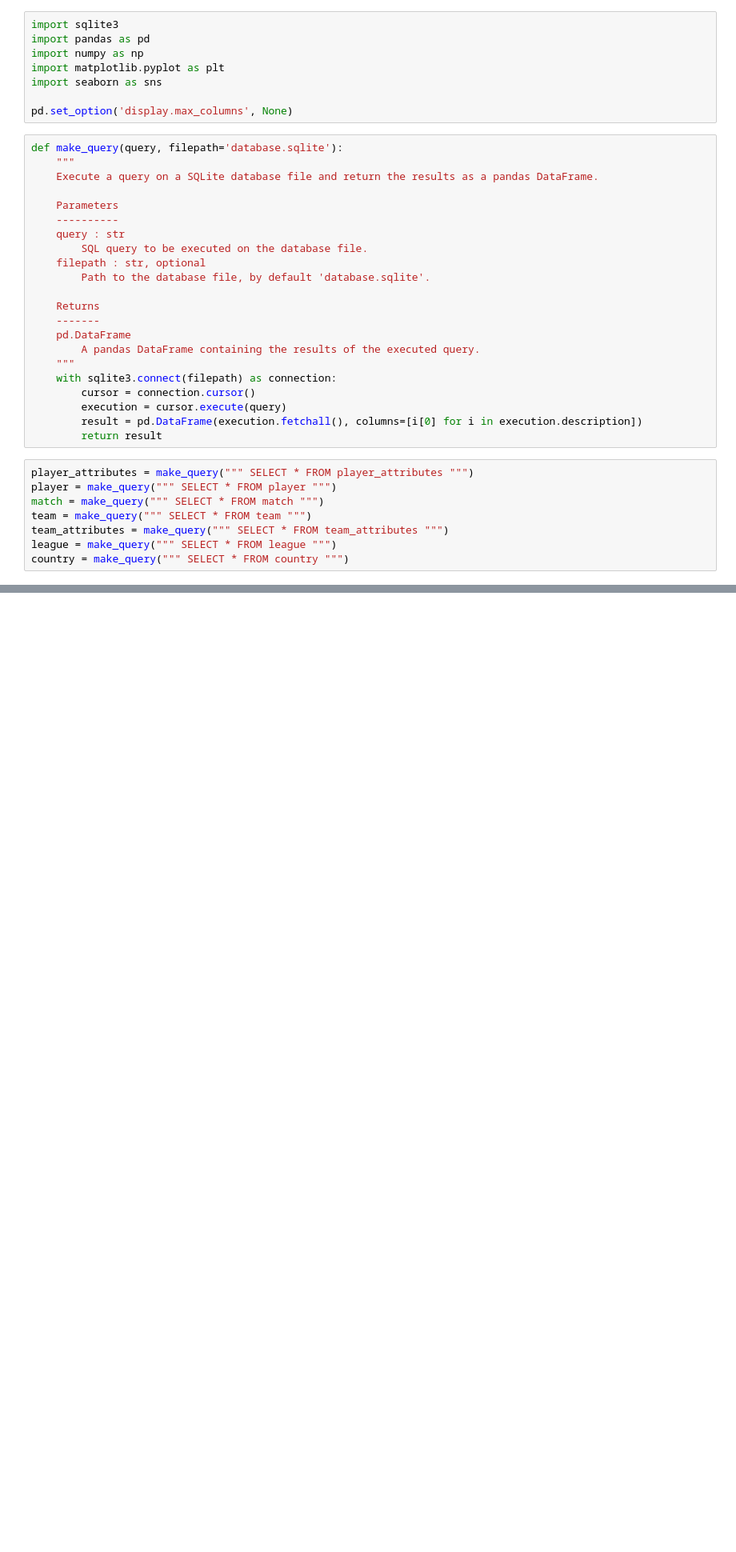
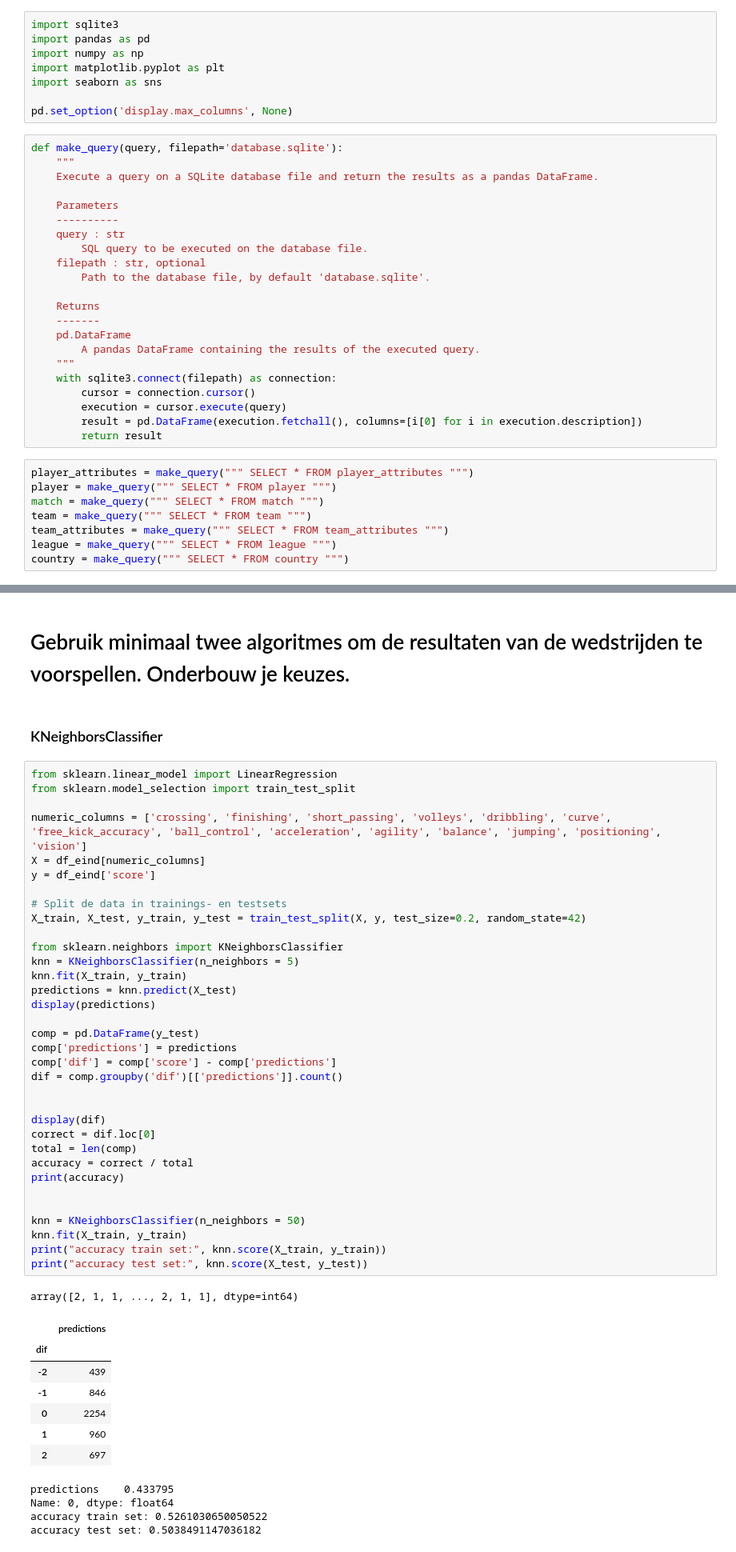
Before and after one commit to NimaGhafar/Datafrituurpan, a Jupyter notebook: Sprint_5.ipynb, the cells around one changed output, grey strips where cells are left out. Shown at 80% size. Saved outputs shown, nothing was run; the diff lists cells and outputs as text; blank space fills up the shorter version.

```diff
--- a/Sprint_5.ipynb
+++ b/Sprint_5.ipynb
@@ -88,0 +209,51 @@ match
+# %% [markdown]
+# Gebruik minimaal twee algoritmes om de resultaten van de wedstrijden te voorspellen. Onderbouw je keuzes.
+# %% [markdown]
+### KNeighborsClassifier
+# %%
+from sklearn.linear_model import LinearRegression
+from sklearn.model_selection import train_test_split
+
+numeric_columns = ['crossing', 'finishing', 'short_passing', 'volleys', 'dribbling', 'curve', 'free_kick_accuracy', 'ball_control', 'acceleration', 'agility', 'balance', 'jumping', 'positioning', 'vision']
+X = df_eind[numeric_columns]
+y = df_eind['score']
+
+# Split de data in trainings- en testsets
+X_train, X_test, y_train, y_test = train_test_split(X, y, test_size=0.2, random_state=42)
+
+from sklearn.neighbors import KNeighborsClassifier
+knn = KNeighborsClassifier(n_neighbors = 5)
+knn.fit(X_train, y_train)
+predictions = knn.predict(X_test)
+display(predictions)
+
+comp = pd.DataFrame(y_test)
+comp['predictions'] = predictions
+comp['dif'] = comp['score'] - comp['predictions']
+dif = comp.groupby('dif')[['predictions']].count()
+
+
+display(dif)
+correct = dif.loc[0]
+total = len(comp)
+accuracy = correct / total
+print(accuracy)
+
+
+knn = KNeighborsClassifier(n_neighbors = 50)
+knn.fit(X_train, y_train)
+print("accuracy train set:", knn.score(X_train, y_train))
+print("accuracy test set:", knn.score(X_test, y_test))
+# %% [output]
+array([2, 1, 1, ..., 2, 1, 1], dtype=int64)
+|  | predictions |
+| dif |  |
+| -2 | 439 |
+| -1 | 846 |
+| 0 | 2254 |
+| 1 | 960 |
+| 2 | 697 |
+predictions    0.433795
+Name: 0, dtype: float64
+accuracy train set: 0.5261030650050522
+accuracy test set: 0.5038491147036182
```
Also changed, not shown: parts of 19 cells of this notebook.
